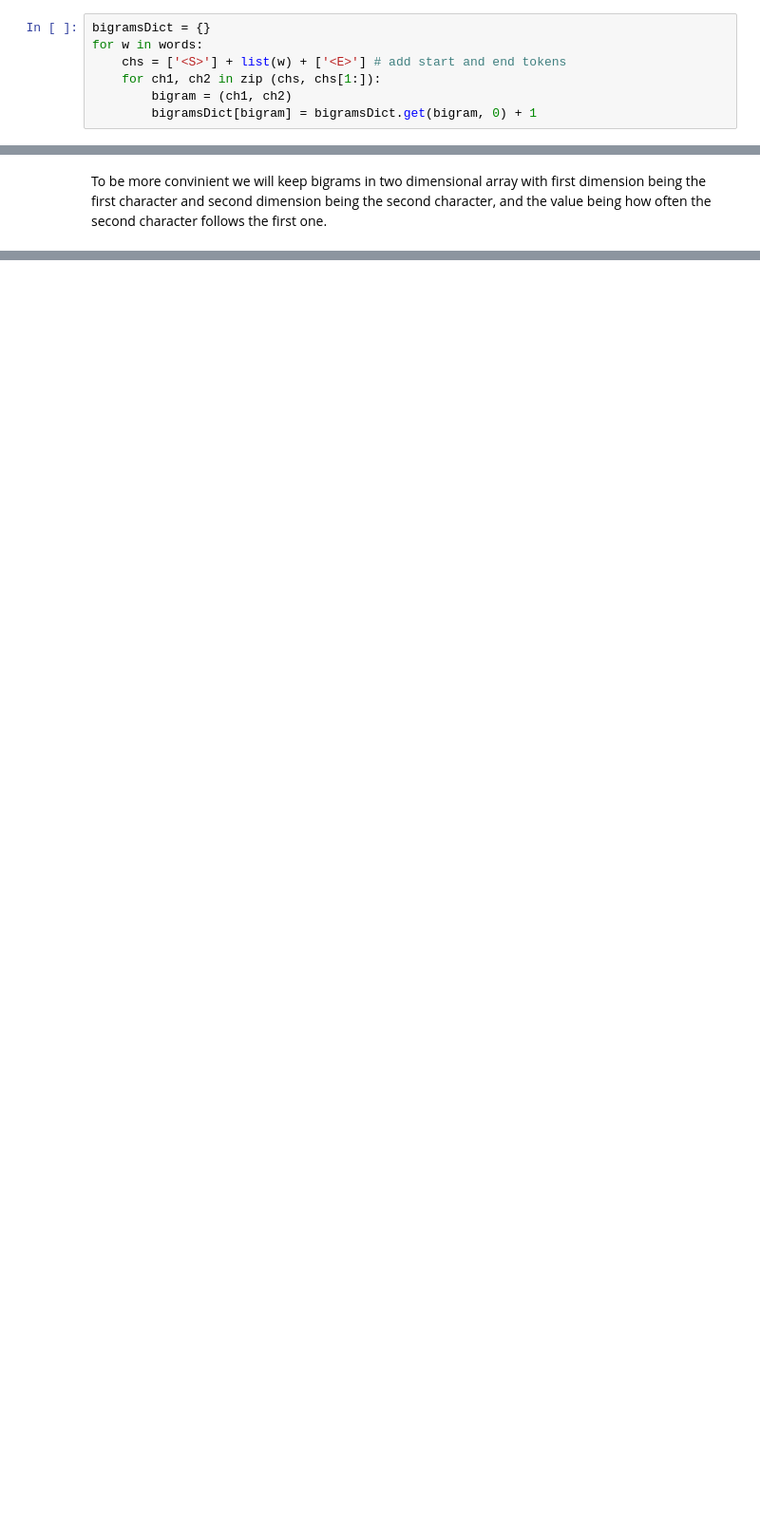
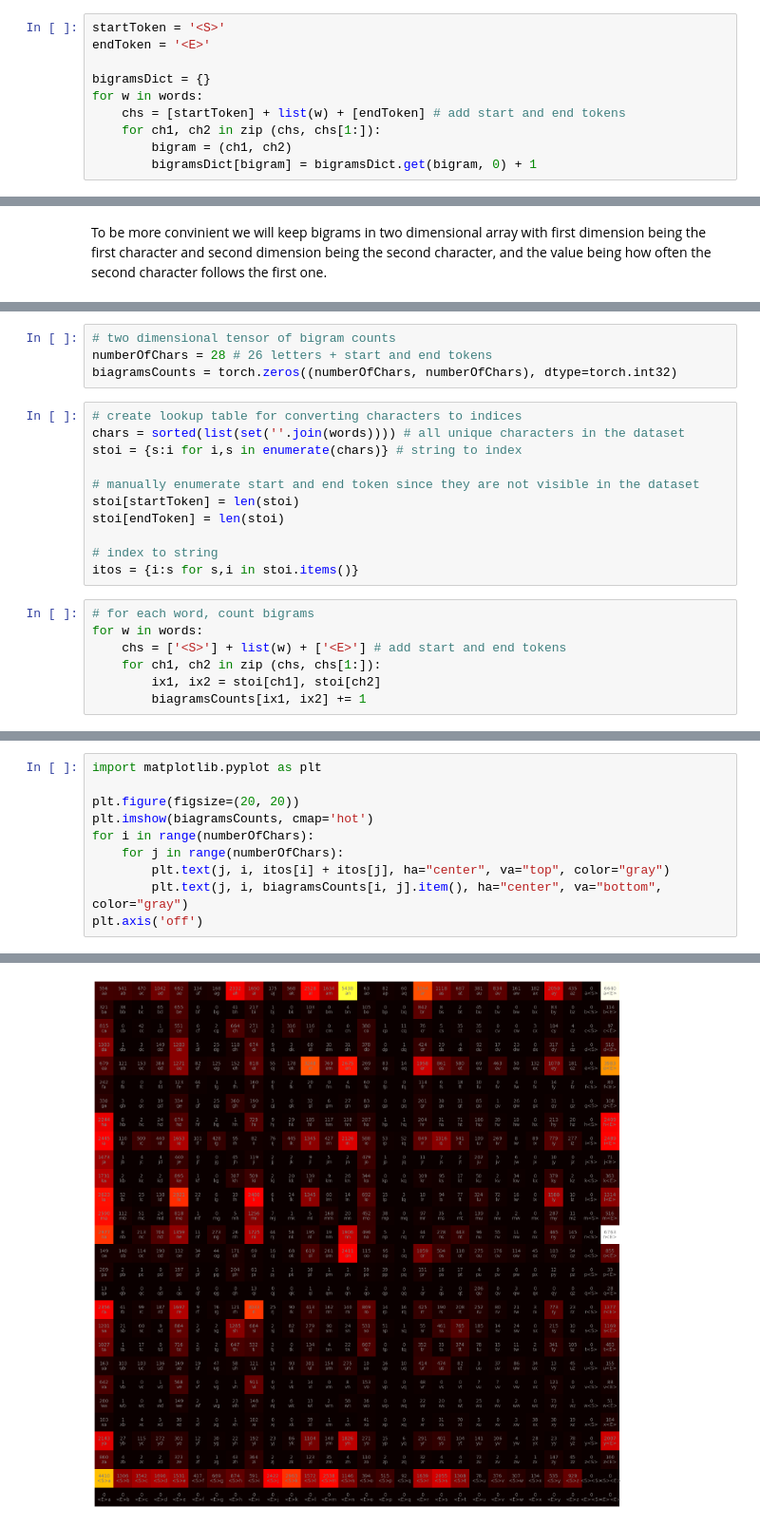
Before and after one commit to MatDzie/Character-Level-Language-Models, a Jupyter notebook: playground.ipynb, the cells around one changed output, grey strips where cells are left out. Shown: that part at 95% size. Saved outputs shown, nothing was run; the diff lists cells and outputs as text; blank space fills up the shorter version.

Commit message:
Bigram counts visualization

```diff
--- a/playground.ipynb
+++ b/playground.ipynb
@@ -19,9 +14,12 @@ Average word length: 6
 # %% [markdown]
 Create bigrams of characters from input text and store them in dictionary with counts.
 # %%
+startToken = '<S>'
+endToken = '<E>'
+
 bigramsDict = {}
 for w in words:
-    chs = ['<S>'] + list(w) + ['<E>'] # add start and end tokens
+    chs = [startToken] + list(w) + [endToken] # add start and end tokens
     for ch1, ch2 in zip (chs, chs[1:]):
         bigram = (ch1, ch2)
         bigramsDict[bigram] = bigramsDict.get(bigram, 0) + 1
@@ -43,0 +33,22 @@ To be more convinient we will keep bigrams in two dimensional array with first d
+# %%
+# two dimensional tensor of bigram counts
+numberOfChars = 28 # 26 letters + start and end tokens
+biagramsCounts = torch.zeros((numberOfChars, numberOfChars), dtype=torch.int32)
+# %%
+# create lookup table for converting characters to indices
+chars = sorted(list(set(''.join(words)))) # all unique characters in the dataset
+stoi = {s:i for i,s in enumerate(chars)} # string to index
+
+# manually enumerate start and end token since they are not visible in the dataset
+stoi[startToken] = len(stoi)
+stoi[endToken] = len(stoi)
+
+# index to string
+itos = {i:s for s,i in stoi.items()}
+# %%
+# for each word, count bigrams
+for w in words:
+    chs = ['<S>'] + list(w) + ['<E>'] # add start and end tokens
+    for ch1, ch2 in zip (chs, chs[1:]):
+        ix1, ix2 = stoi[ch1], stoi[ch2]
+        biagramsCounts[ix1, ix2] += 1
@@ -43,0 +57,11 @@ To be more convinient we will keep bigrams in two dimensional array with first d
+# %%
+import matplotlib.pyplot as plt
+
+plt.figure(figsize=(20, 20))
+plt.imshow(biagramsCounts, cmap='hot')
+for i in range(numberOfChars):
+    for j in range(numberOfChars):
+        plt.text(j, i, itos[i] + itos[j], ha="center", va="top", color="gray")
+        plt.text(j, i, biagramsCounts[i, j].item(), ha="center", va="bottom", color="gray")
+plt.axis('off')
+# %% [output]
@@ -43,0 +69 @@ To be more convinient we will keep bigrams in two dimensional array with first d
+[figure, added]
```
Also changed, not shown: parts of 5 cells of this notebook, 1 other file.
